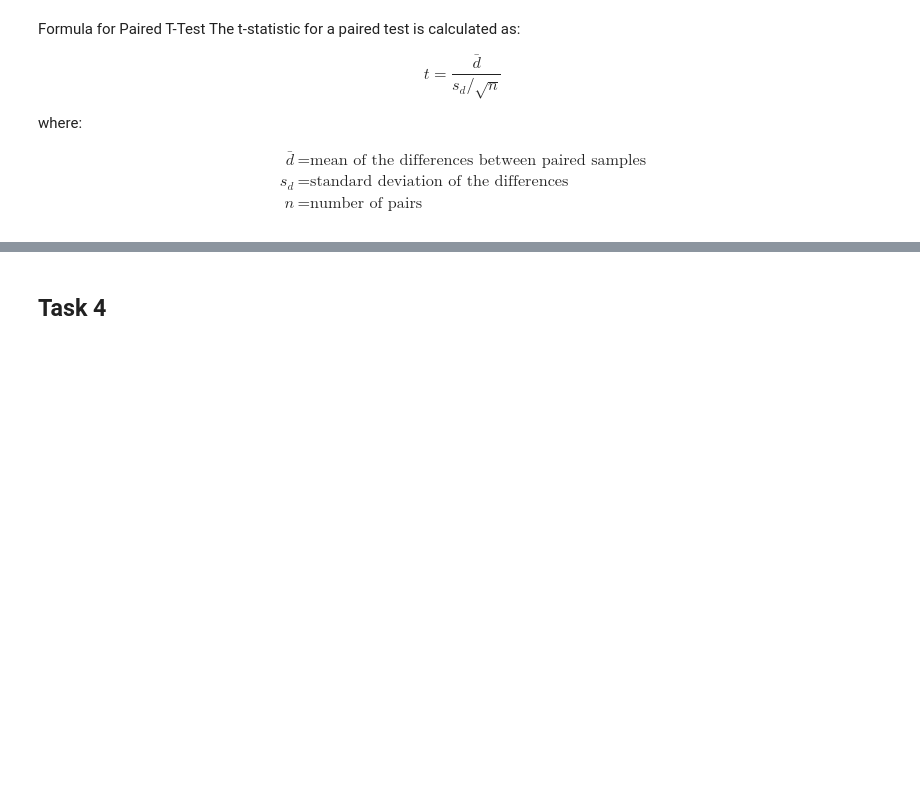
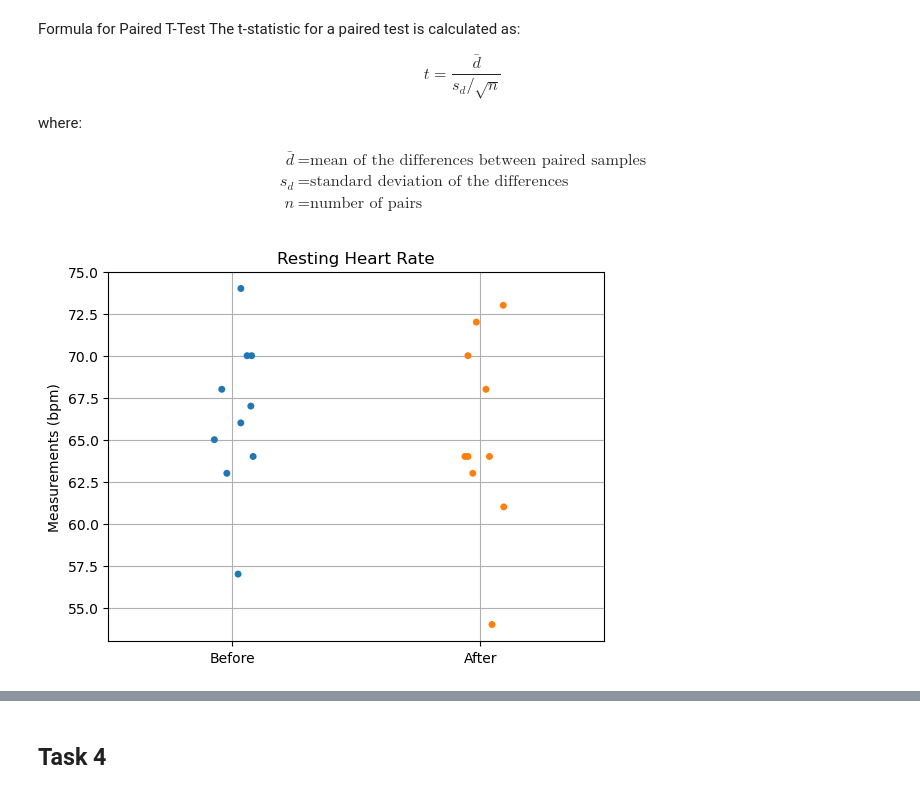
Before and after one commit to lgrealish/applied_statistics, a Jupyter notebook: tasks.ipynb, the cells around one changed output, grey strips where cells are left out. Drawn from its saved outputs; the diff is of its cells as text; code cells hidden in the pictures; blank space fills up the shorter version.

```diff
--- a/tasks.ipynb
+++ b/tasks.ipynb
@@ -306,8 +331,14 @@ data = {'patient_id': [ 0, 1, 2, 3, 4, 5, 6, 7, 8, 9], 'before':[ 63, 68, 70, 64
 df = pd.DataFrame(data)
 # %%
 # Show the before and after arrays on a strip plot
-#sns.stripplot([before, after])
 sns.stripplot([df.before, df.after])
+
+plt.ylabel("Measurements (bpm)")
+plt.xticks([0, 1], ["Before", "After"])
+plt.title("Resting Heart Rate")
+plt.grid()
+# %% [output]
+[figure, added]
 # %%
 # Show the before and after arrays on a boxplot
 sns.boxplot([df.before, df.after])
```
Also changed, not shown: parts of 25 cells of this notebook.
